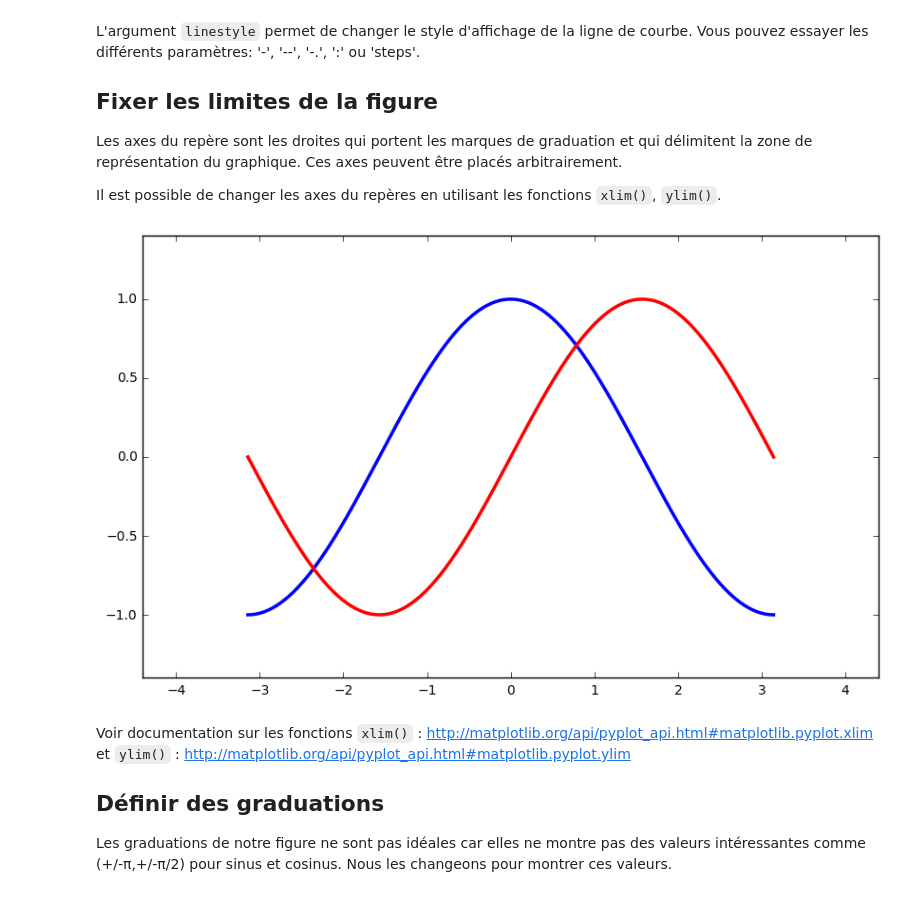
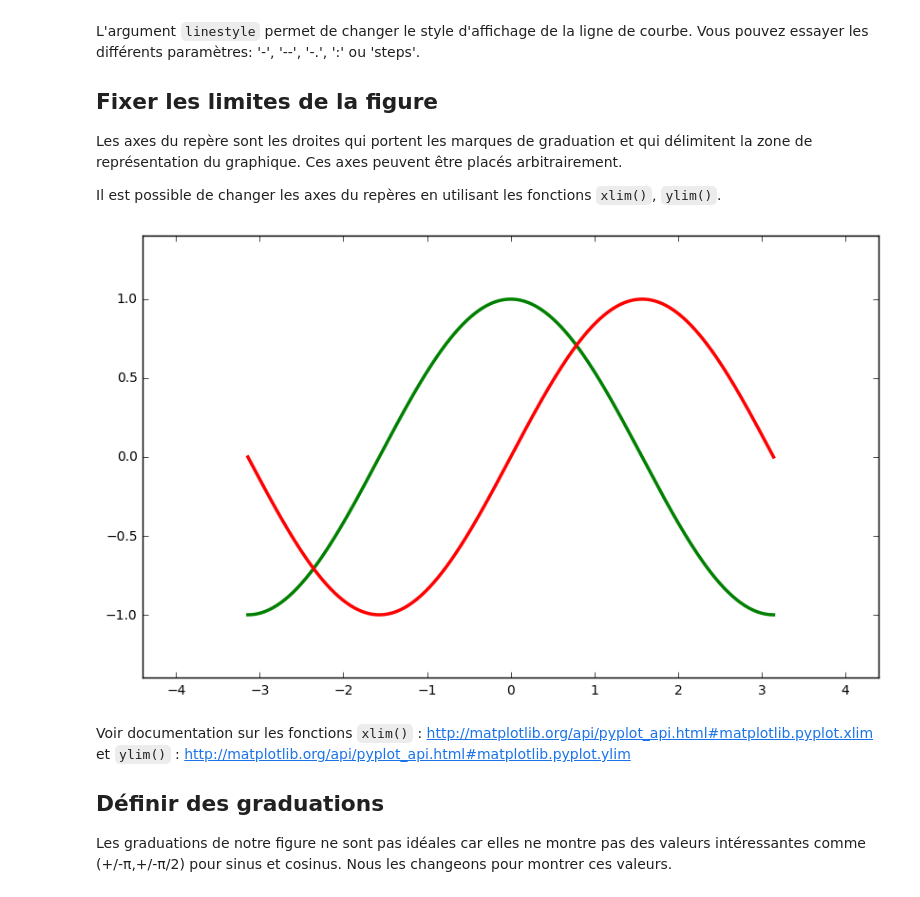
Before and after one commit to SergeStinckwich/ARE-UPMC, a Jupyter notebook: ARE-DYNAMIC/fiche3.ipynb, the cells around one changed output. Cells and saved outputs as stored; diff of their text form; code cells hidden in the pictures.

```diff
--- a/ARE-DYNAMIC/fiche3.ipynb
+++ b/ARE-DYNAMIC/fiche3.ipynb
@@ -77,22 +77,22 @@ Il est possible de changer les axes du repères en utilisant les fonctions ``xli
 # %%
 from pylab import *
 x = np.linspace(-np.pi, np.pi, 256)
 cosx = np.cos(x)
 sinx = np.sin(x)
 figure(figsize=(10,6), dpi=80)
-plot(x, cosx, color="blue", linewidth=2.5, linestyle="-")
+plot(x, cosx, color="green", linewidth=2.5, linestyle="-")
 plot(x, sinx, color="red",  linewidth=2.5, linestyle="-")
 
 xmin ,xmax = x.min(), x.max()
 ymin, ymax = cosx.min(), cosx.max()
 dx = (xmax - xmin) * 0.2
 dy = (ymax - ymin) * 0.2
 xlim(xmin - dx, xmax + dx)
 ylim(ymin - dy, ymax + dy)
 
 show()
 # %% [output]
-[figure, old version]
+[figure, new version]
 # %% [markdown]
 Voir documentation sur les fonctions ``xlim()`` : http://matplotlib.org/api/pyplot_api.html#matplotlib.pyplot.xlim et ``ylim()`` :
 http://matplotlib.org/api/pyplot_api.html#matplotlib.pyplot.ylim
```
Also changed, not shown: 2 other files.
